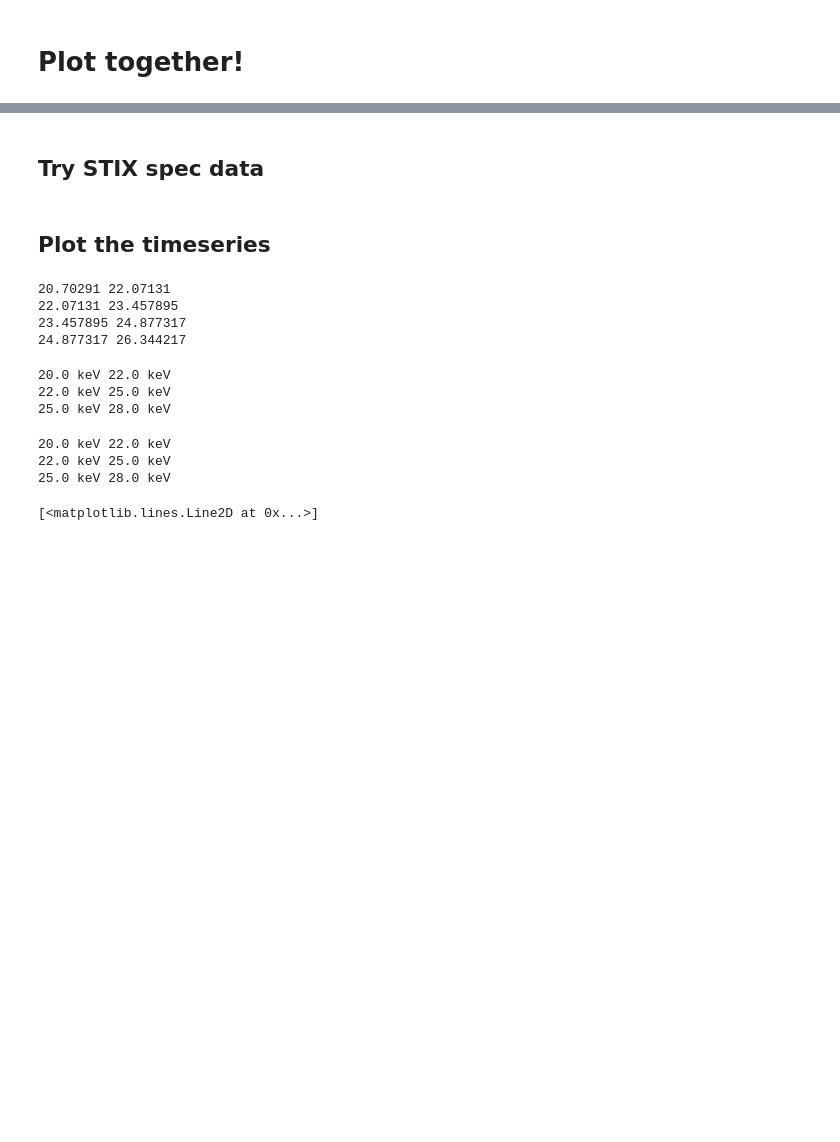
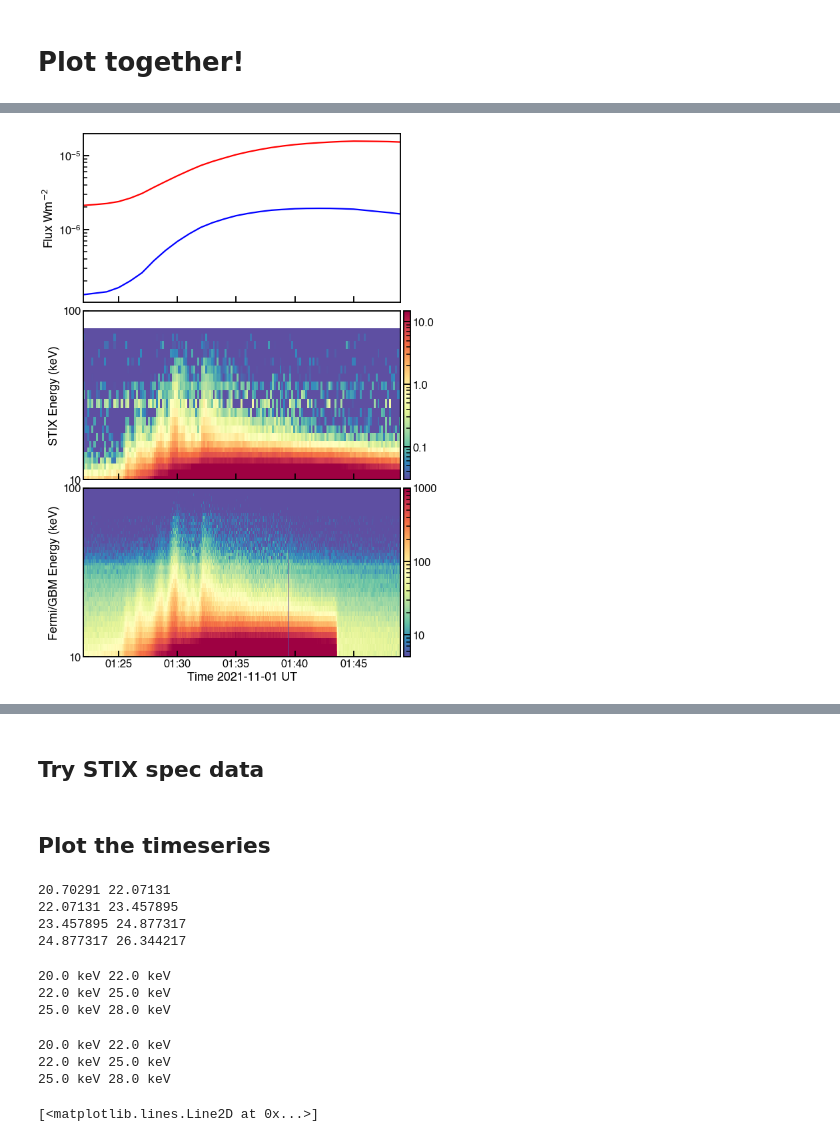
Before and after one commit to hayesla/stix_directivity_analysis, a Jupyter notebook: nov1_2021_flare/overview_plot.ipynb, the cells around one changed output, grey strips where cells are left out. Saved outputs shown, nothing was run; the diff lists cells and outputs as text; code cells hidden in the pictures; blank space fills up the shorter version.

```diff
--- a/nov1_2021_flare/overview_plot.ipynb
+++ b/nov1_2021_flare/overview_plot.ipynb
@@ -410,3 +520,77 @@ plt.savefig("overview_nov_pnorm.png")
+# %%
+from mpl_toolkits.axes_grid1 import make_axes_locatable
+from mpl_toolkits.axes_grid1.inset_locator import inset_axes
+
+fig, (ax1, ax2, ax3) = plt.subplots(3, sharex=True, figsize=(8, 12))
+# GOES plot
+ax1.plot(gl, color='r', label="1-8$\mathrm{\AA}$")
+ax1.plot(gs, color='b', label="0.5-4$\mathrm{\AA}$")
+ax1.set_yscale("log")
+ax1.set_ylabel("Flux Wm$^{-2}$")
+ax1.set_xlim(gl.index[0], gl.index[-1])
+
+# STIX plot
+cmap_stix = plt.cm.Spectral_r.copy()
+cmap_stix.set_bad(cmap_stix(0))
+stix_en_inds = np.where((stix_data_sub["e_low"].value>=10)&(stix_data_sub["e_high"].value<100))[0]
+im_stix = ax2.pcolormesh(stix_data_sub["times"].datetime, stix_data_sub["e_low"].value[stix_en_inds],
+               np.sum(stix_data_sub["count_rate"], axis=(1,2))[:, stix_en_inds].T/6,
+               norm=colors.LogNorm(vmin=0.03, vmax=15), cmap=cmap_stix)
+ax2.set_yscale("log")
+ax2.set_ylim(10, 100)
+ax2.set_ylabel("STIX Energy (keV)")
+
+
+# GBM plot
+ax3.sharey(ax2)
+im_fermi = ax3.pcolormesh(gbm_struct["time_array"], gbm_struct["e_min"][e_inds_gbm],
+               gbm_struct["count_rate"][:, e_inds_gbm].T,
+               norm=colors.LogNorm(vmin=5, vmax=1000), cmap=cmap_stix)
+ax3.set_yscale("log")
+ax3.set_ylabel("Fermi/GBM Energy (keV)")
+
+ax1.xaxis.set_major_formatter(dates.DateFormatter("%H:%M"))
+ax2.set_yticks([10, 100])
+ax2.minorticks_off()
+ax3.set_yticks([10, 100])
+ax2.yaxis.set_major_formatter(ticker.ScalarFormatter())
+ax3.yaxis.set_major_formatter(ticker.ScalarFormatter())
+
+
+axins_fermi = inset_axes(ax3,
+                   width="2%",  # width = 5% of parent_bbox width
+                   height="100%",  # height : 50%
+                   loc='lower left',
+                   bbox_to_anchor=(1.01, 0., 1, 1),
+                   bbox_transform=ax3.transAxes,
+                   borderpad=0,
+                   )
+
+axins_stix = inset_axes(ax2,
+                   width="2%",  # width = 5% of parent_bbox width
+                   height="100%",  # height : 50%
+                   loc='lower left',
+                   bbox_to_anchor=(1.01, 0., 1, 1),
+                   bbox_transform=ax2.transAxes,
+                   borderpad=0,
+                   )
+
+
+cbar_fermi = fig.colorbar(im_fermi, cax=axins_fermi, orientation='vertical')
+cbar_stix = fig.colorbar(im_stix, cax=axins_stix, orientation='vertical')
+
+cbar_stix.ax.yaxis.set_major_formatter(ticker.ScalarFormatter())
+
+cbar_fermi.ax.yaxis.set_major_formatter(ticker.ScalarFormatter())
+
+
+ax3.set_xlabel("Time {:s} UT".format(gl.index[0].strftime("%Y-%m-%d")))
+plt.tight_layout()
+plt.subplots_adjust(hspace=0.05)
+
+plt.savefig("overview_nov_lnorm.png")
+# %% [output]
+[figure, added]
 # %%
 from mpl_toolkits.axes_grid1 import make_axes_locatable
 from mpl_toolkits.axes_grid1.inset_locator import inset_axes
```
Also changed, not shown: parts of 14 cells of this notebook, 2 other files.
